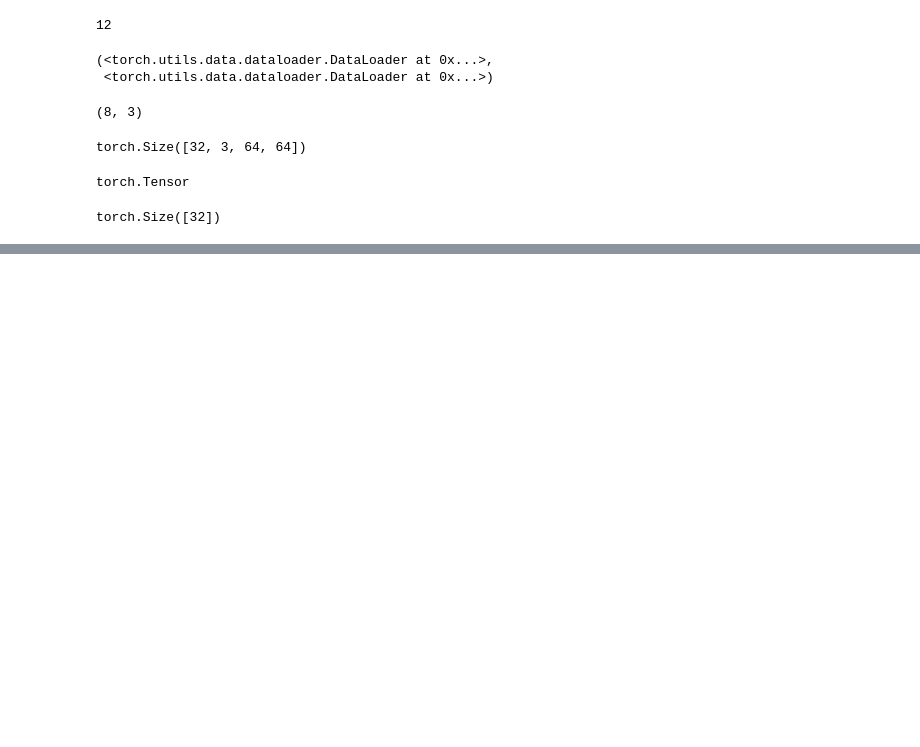
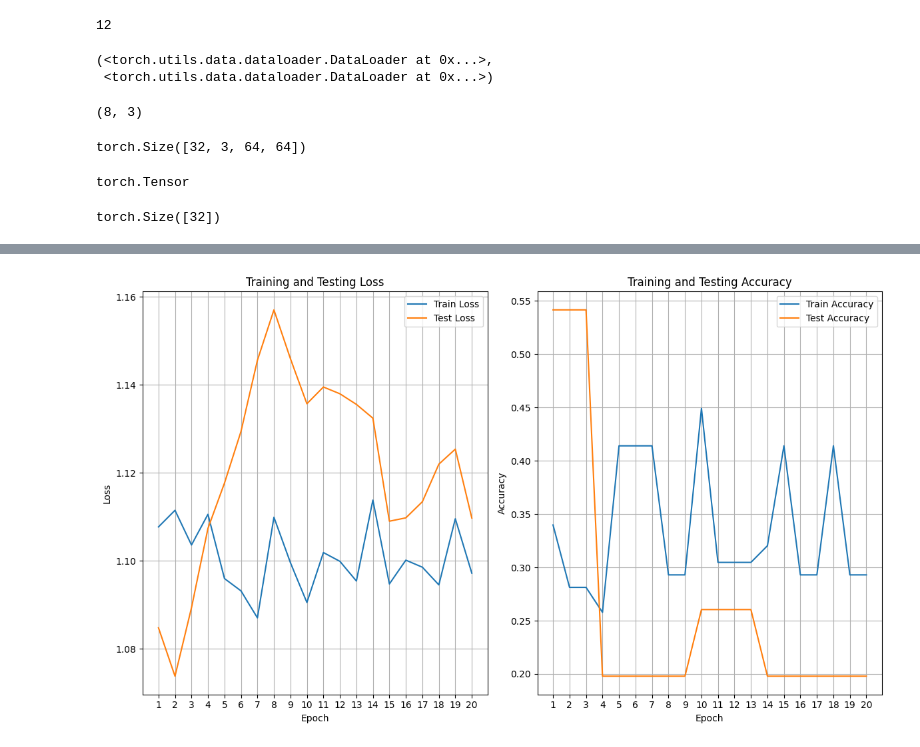
Before and after one commit to BapanBigData/Deep-Learning-with-PyTorch, a Jupyter notebook: PyTorch Custom Datasets/01.pytorch_custom_datasets.ipynb, the cells around one changed output, grey strips where cells are left out. Saved outputs shown, nothing was run; the diff lists cells and outputs as text; code cells hidden in the pictures; blank space fills up the shorter version.

```diff
--- a/PyTorch Custom Datasets/01.pytorch_custom_datasets.ipynb
+++ b/PyTorch Custom Datasets/01.pytorch_custom_datasets.ipynb
@@ -635,0 +640,39 @@ Train time on cuda: 83.295 seconds
+# %%
+def plot_training_history(epochs, train_losses, train_accuracies, test_losses, test_accuracies):
+    # Plot training metrics
+    plt.figure(figsize=(12, 7))
+
+    # Subplot for training and testing loss
+    plt.subplot(1, 2, 1)
+    plt.plot(range(1, epochs + 1), train_losses, label='Train Loss')
+    plt.plot(range(1, epochs + 1), test_losses, label='Test Loss')
+    plt.xlabel('Epoch')
+    plt.ylabel('Loss')
+    plt.title('Training and Testing Loss')
+    plt.legend()
+    plt.grid(True)
+    plt.xticks(range(1, epochs + 1))  # Ensures integer values on the x-axis
+
+    # Subplot for training and testing accuracy
+    plt.subplot(1, 2, 2)
+    plt.plot(range(1, epochs + 1), train_accuracies, label='Train Accuracy')
+    plt.plot(range(1, epochs + 1), test_accuracies, label='Test Accuracy')
+    plt.xlabel('Epoch')
+    plt.ylabel('Accuracy')
+    plt.title('Training and Testing Accuracy')
+    plt.legend()
+    plt.grid(True)
+    plt.xticks(range(1, epochs + 1))  # Ensures integer values on the x-axis
+
+    plt.tight_layout()
+    plt.show()
+# %%
+plot_training_history(
+    epochs=epochs,
+    train_losses=train_losses,
+    train_accuracies=train_accuracies,
+    test_losses=test_losses,
+    test_accuracies=test_accuracies
+)
+# %% [output]
+[figure, added]
```
Also changed, not shown: parts of 13 cells of this notebook.
